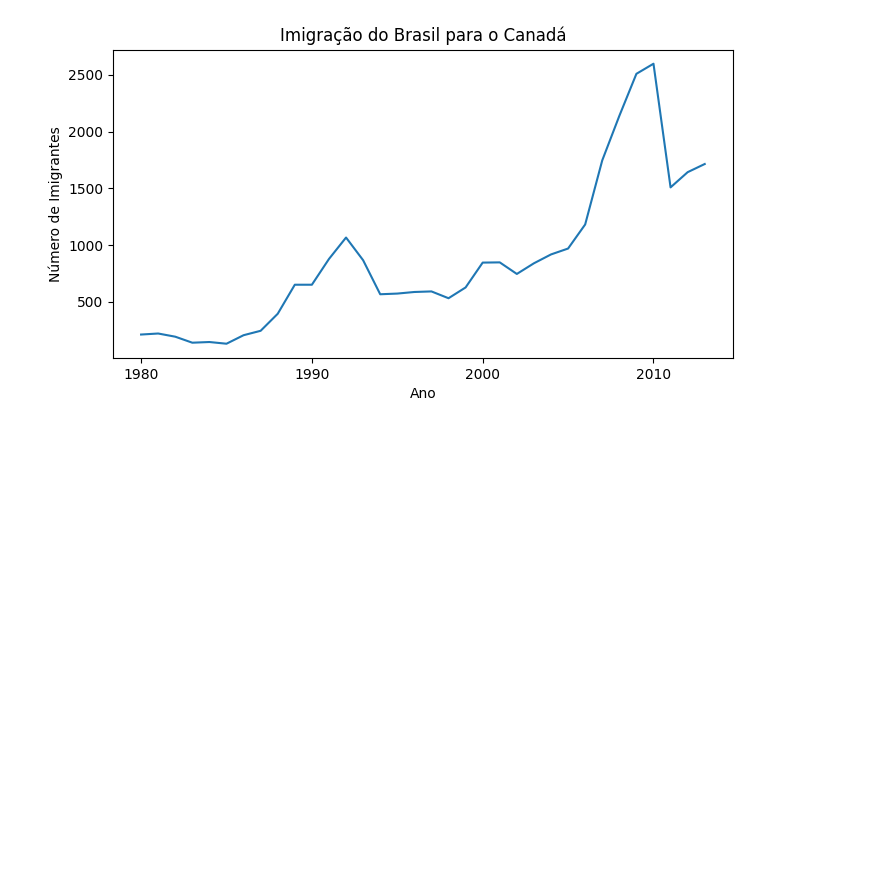
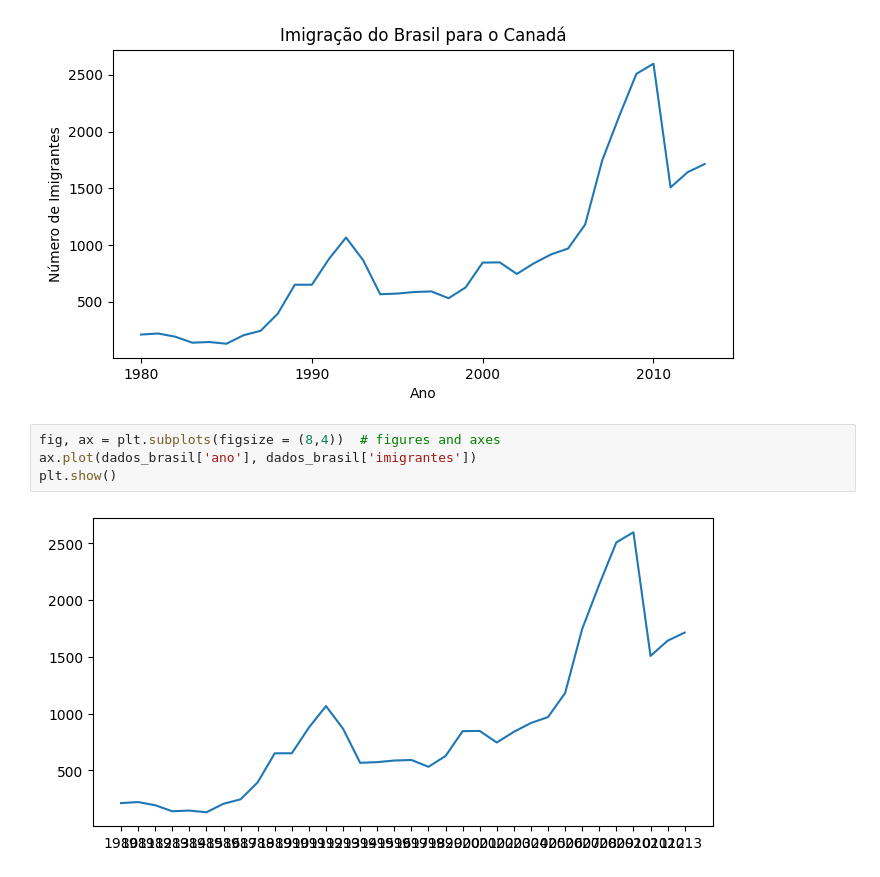
Before and after one commit to IronZiiz/data-science_Visualization, a Jupyter notebook: DataViz_Immigration_Trends_from_Brazil_to_Canada.ipynb, the cells around one changed output. Drawn from its saved outputs; the diff is of its cells as text; blank space fills up the shorter version.

Commit message:
Updates subplots

```diff
--- a/DataViz_Immigration_Trends_from_Brazil_to_Canada.ipynb
+++ b/DataViz_Immigration_Trends_from_Brazil_to_Canada.ipynb
@@ -107,3 +107,9 @@ plt.ylabel('Número de Imigrantes')
 plt.show()
 # %% [output]
 [figure]
+# %%
+fig, ax = plt.subplots(figsize = (8,4))  # figures and axes
+ax.plot(dados_brasil['ano'], dados_brasil['imigrantes'])
+plt.show()
+# %% [output]
+[figure, added]
```
Also changed, not shown: parts of 4 cells of this notebook.
